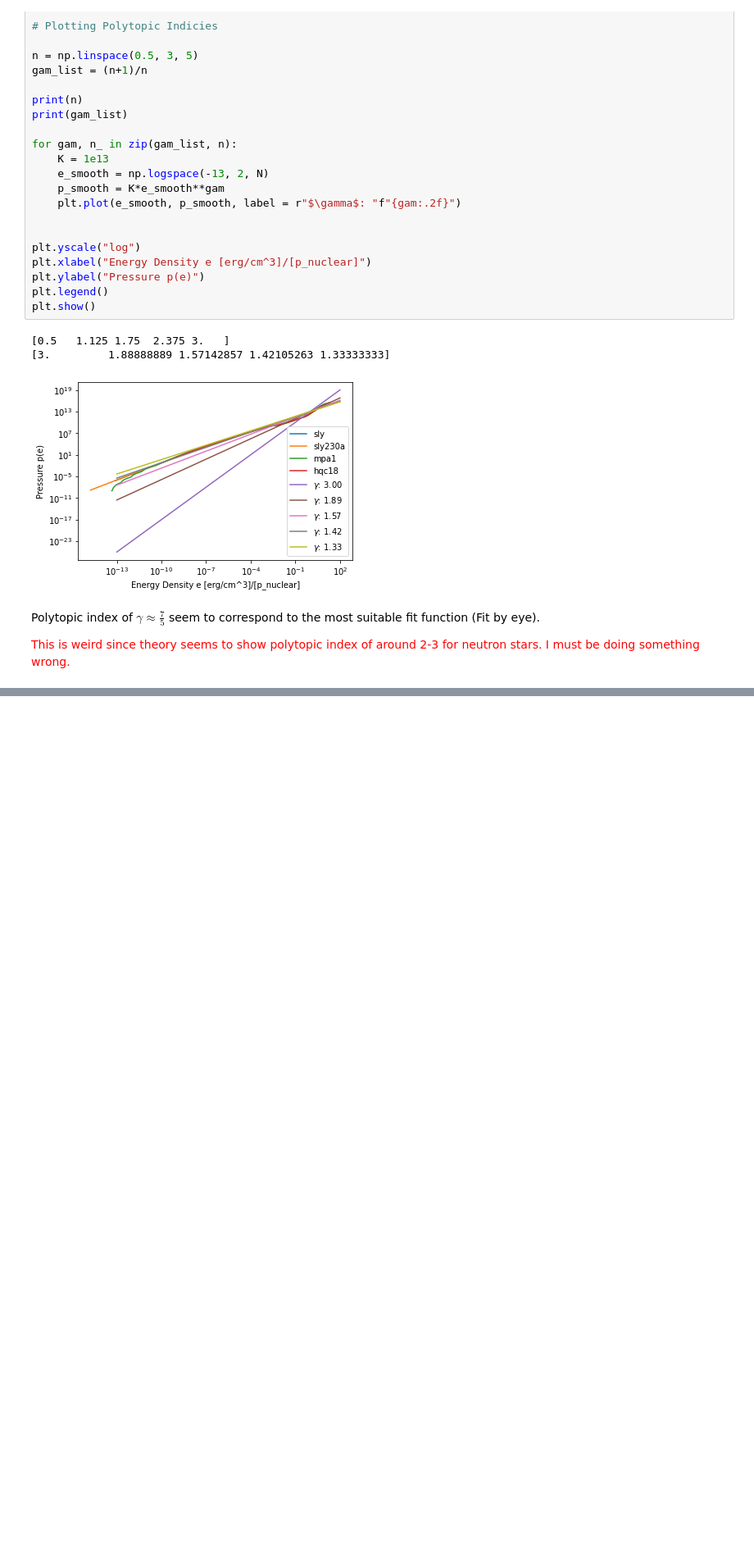
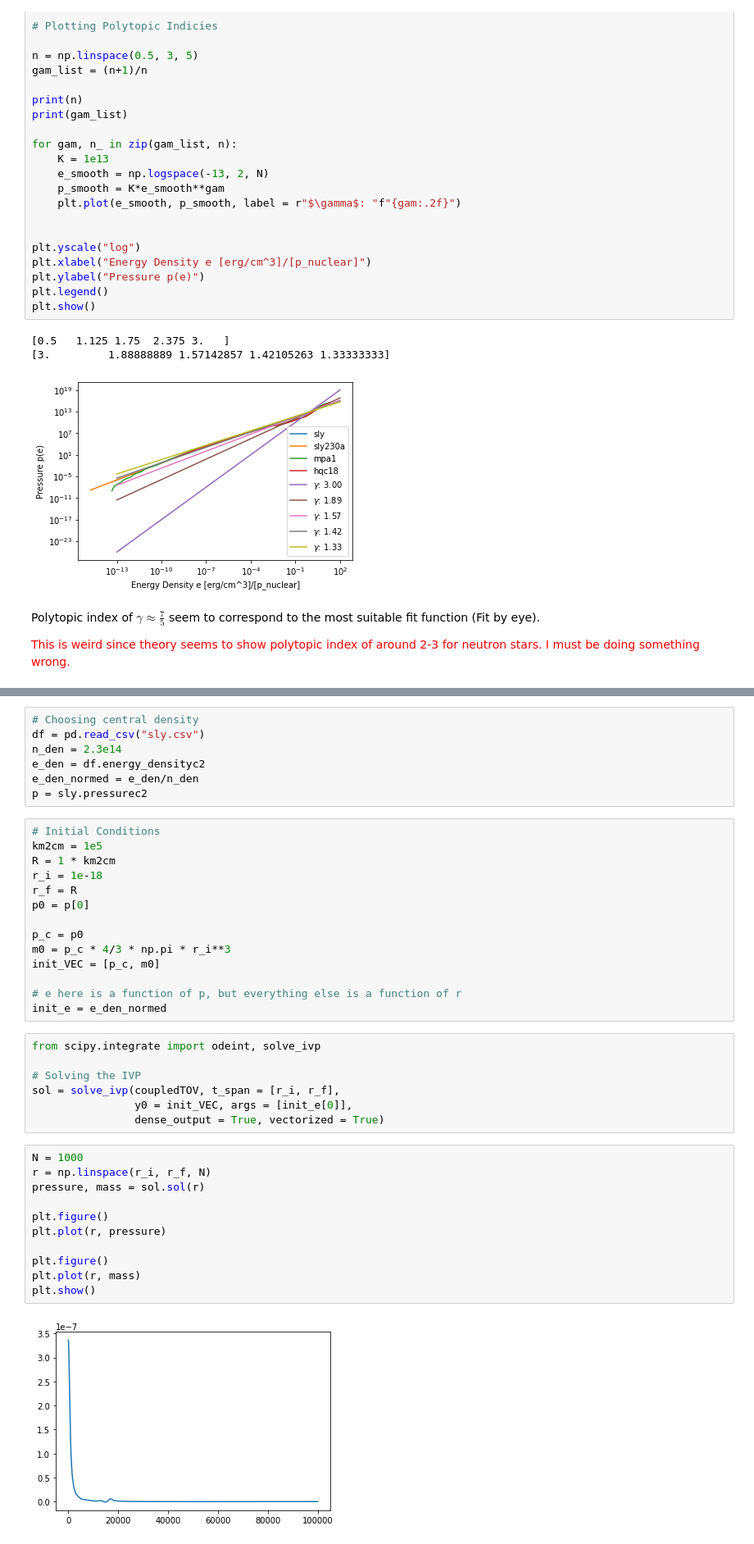
Before and after one commit to utkarsh7236/fmodes, a Jupyter notebook: Intro/CTA200 Final Project Assignment.ipynb, the cells around one changed output, grey strips where cells are left out. Shown: that part at 82% size. Cells and saved outputs as stored; diff of their text form; blank space fills up the shorter version.

```diff
--- a/Intro/CTA200 Final Project Assignment.ipynb
+++ b/Intro/CTA200 Final Project Assignment.ipynb
@@ -226,0 +249,41 @@ Polytopic index of $\gamma \approx \frac{7}{5}$ seem to correspond to the most s
+# %%
+# Choosing central density
+df = pd.read_csv("sly.csv")
+n_den = 2.3e14
+e_den = df.energy_densityc2
+e_den_normed = e_den/n_den
+p = sly.pressurec2
+# %%
+# Initial Conditions
+km2cm = 1e5
+R = 1 * km2cm
+r_i = 1e-18
+r_f = R
+p0 = p[0]
+
+p_c = p0
+m0 = p_c * 4/3 * np.pi * r_i**3
+init_VEC = [p_c, m0]
+
+# e here is a function of p, but everything else is a function of r
+init_e = e_den_normed
+# %%
+from scipy.integrate import odeint, solve_ivp
+
+# Solving the IVP
+sol = solve_ivp(coupledTOV, t_span = [r_i, r_f],
+                y0 = init_VEC, args = [init_e[0]],
+                dense_output = True, vectorized = True)
+# %%
+N = 1000
+r = np.linspace(r_i, r_f, N)
+pressure, mass = sol.sol(r)
+
+plt.figure()
+plt.plot(r, pressure)
+
+plt.figure()
+plt.plot(r, mass)
+plt.show()
+# %% [output]
+[figure, added]
```
Also changed, not shown: parts of 11 cells of this notebook.
